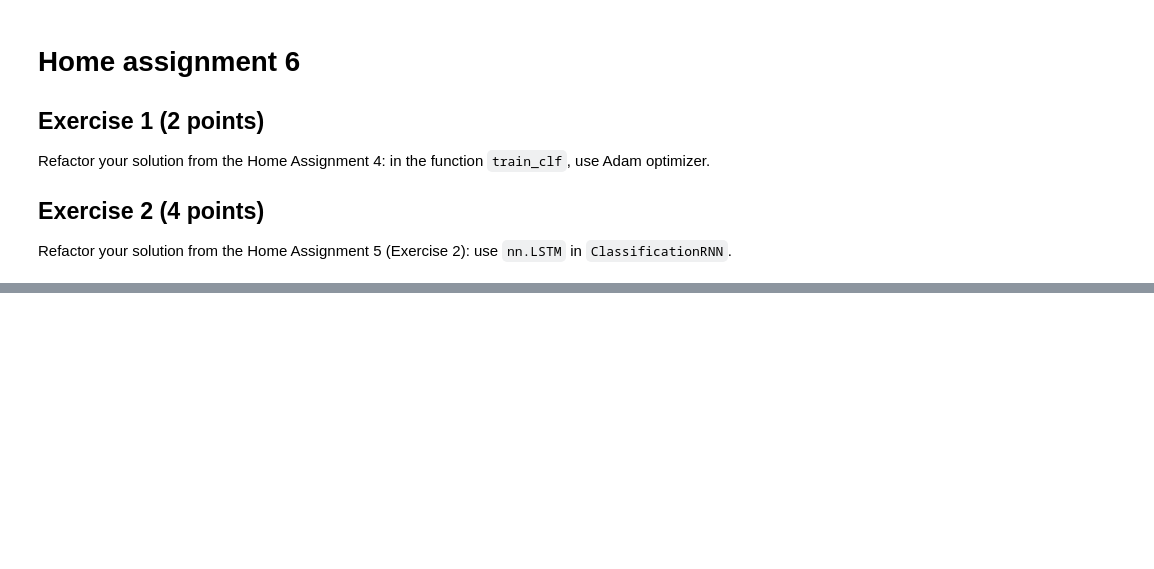
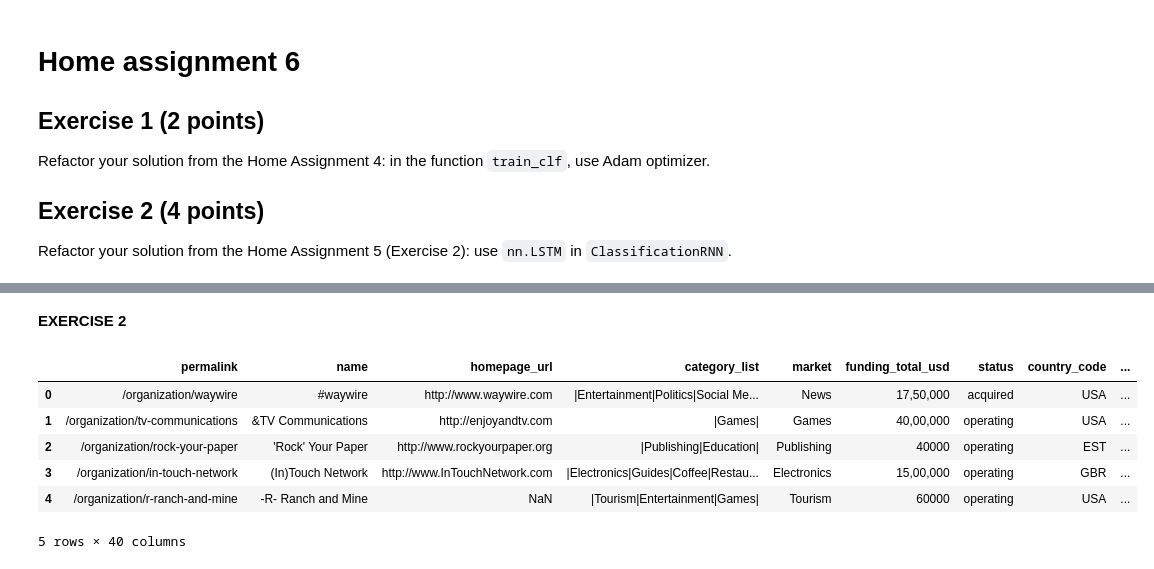
Before and after one commit to mohammadsanaee/ML_in_application, a Jupyter notebook: 6_rnn_2.ipynb, the cells around one changed output, grey strips where cells are left out. Saved outputs shown, nothing was run; the diff lists cells and outputs as text; code cells hidden in the pictures; blank space fills up the shorter version.

```diff
--- a/6_rnn_2.ipynb
+++ b/6_rnn_2.ipynb
@@ -1049,0 +1111,14 @@ Refactor your solution from the Home Assignment 5 (Exercise 2): use `nn.LSTM` in
+# %% [markdown]
+**EXERCISE 2**
+# %%
+import pandas as pd
+df = pd.read_csv("harbour-space-text-mining-course/datasets/startup_investments/investments_VC.csv")
+df.head()
+# %% [output]
+|  | permalink | name | homepage_url | category_list | market | funding_total_usd | status | country_code | ... |
+| 0 | /organization/waywire | #waywire | http://www.waywire.com | |Entertainment|Politics|Social Me... | News | 17,50,000 | acquired | USA | ... |
+| 1 | /organization/tv-communications | &TV Communications | http://enjoyandtv.com | |Games| | Games | 40,00,000 | operating | USA | ... |
+| 2 | /organization/rock-your-paper | 'Rock' Your Paper | http://www.rockyourpaper.org | |Publishing|Education| | Publishing | 40000 | operating | EST | ... |
+| 3 | /organization/in-touch-network | (In)Touch Network | http://www.InTouchNetwork.com | |Electronics|Guides|Coffee|Restau... | Electronics | 15,00,000 | operating | GBR | ... |
+| 4 | /organization/r-ranch-and-mine | -R- Ranch and Mine | NaN | |Tourism|Entertainment|Games| | Tourism | 60000 | operating | USA | ... |
+5 rows × 40 columns
```
Also changed, not shown: parts of 21 cells of this notebook.
